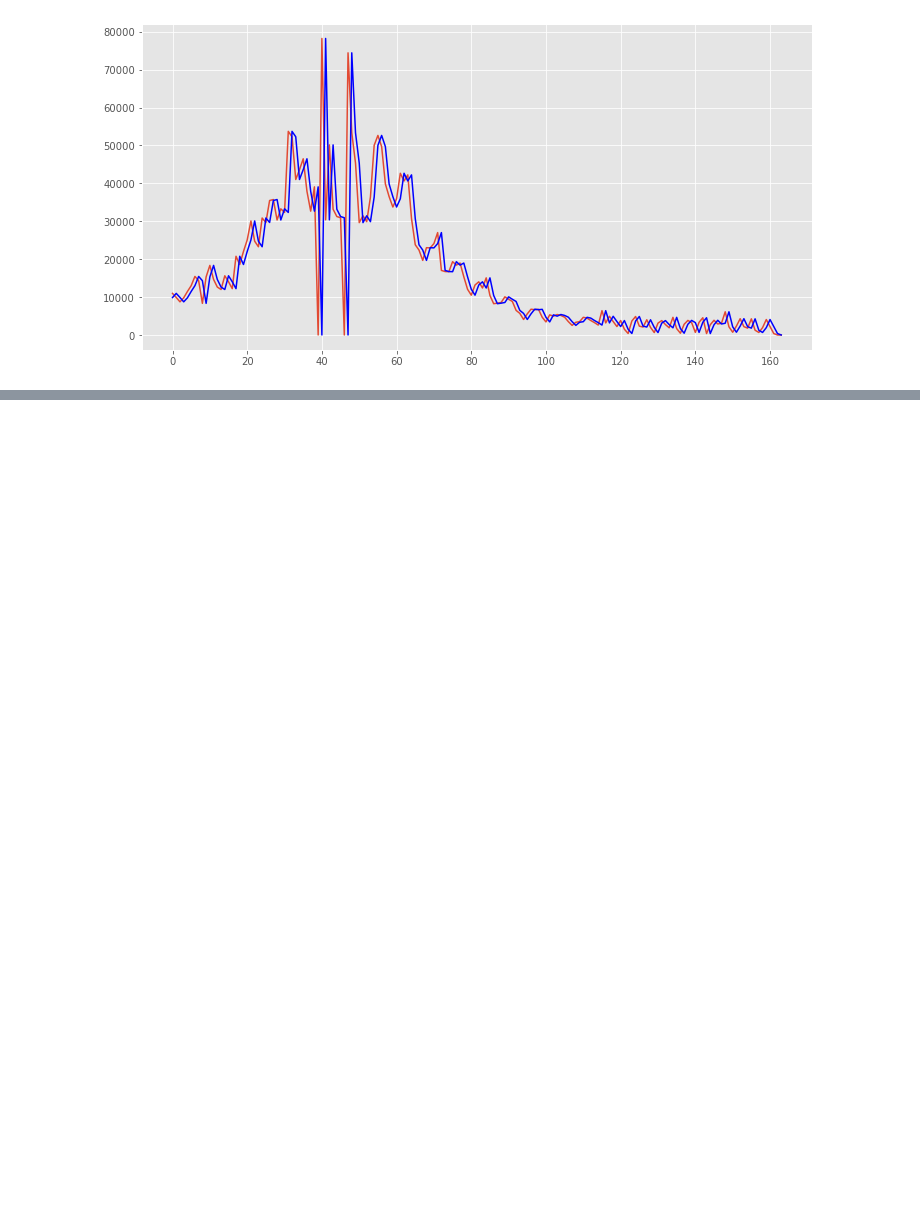
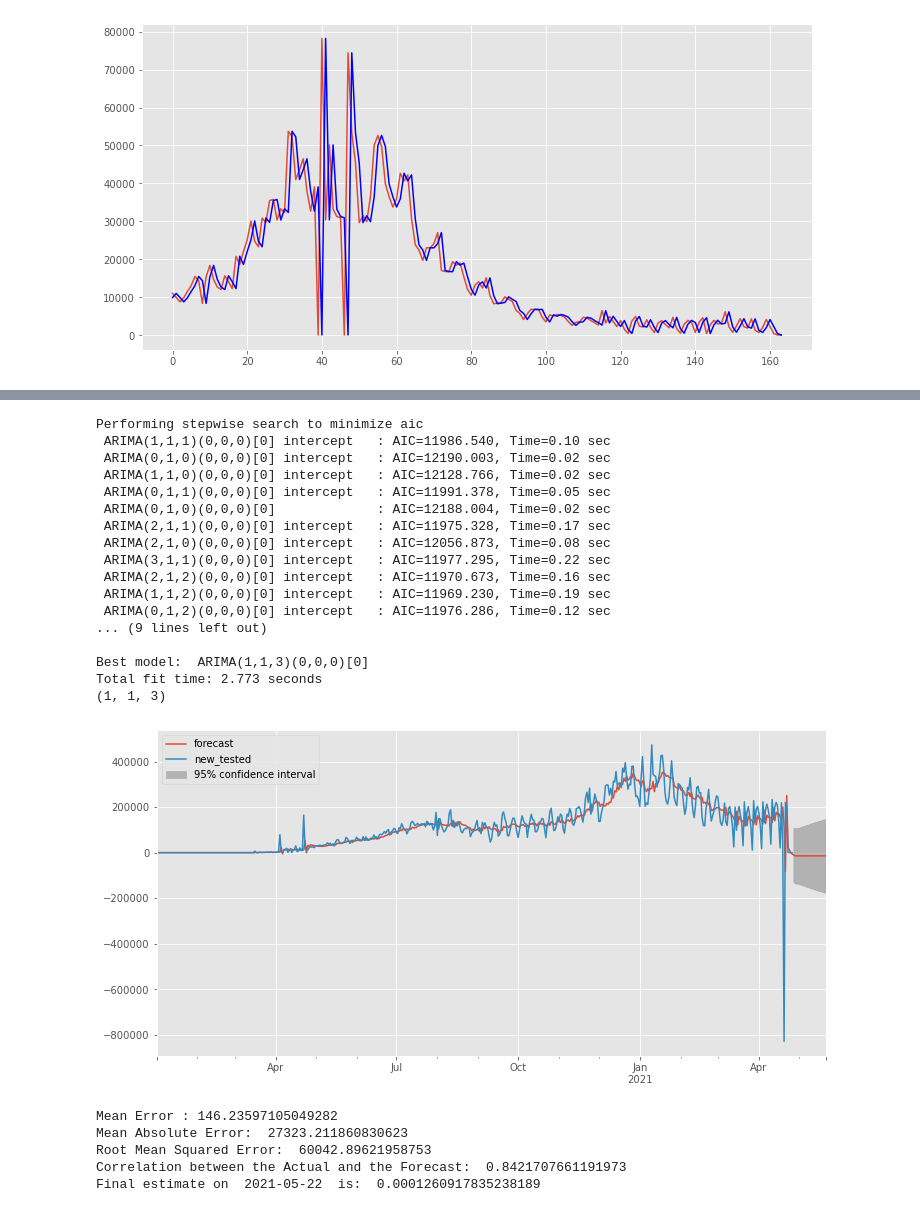
Before and after one commit to nickabcarius/ECS171_Group_5, a Jupyter notebook: ECS 171 Project processing dataset.ipynb, the cells around one changed output, grey strips where cells are left out. Saved outputs shown, nothing was run; the diff lists cells and outputs as text; code cells hidden in the pictures; blank space fills up the shorter version.

```diff
--- a/ECS 171 Project processing dataset.ipynb
+++ b/ECS 171 Project processing dataset.ipynb
@@ -538,0 +652,26 @@ Final estimate on  2021-05-20  is:  0.001243853464953817
+# %%
+CallARIMAForecast("California", "new_tested")
+# %% [output]
+Performing stepwise search to minimize aic
+ ARIMA(1,1,1)(0,0,0)[0] intercept   : AIC=11986.540, Time=0.10 sec
+ ARIMA(0,1,0)(0,0,0)[0] intercept   : AIC=12190.003, Time=0.02 sec
+ ARIMA(1,1,0)(0,0,0)[0] intercept   : AIC=12128.766, Time=0.02 sec
+ ARIMA(0,1,1)(0,0,0)[0] intercept   : AIC=11991.378, Time=0.05 sec
+ ARIMA(0,1,0)(0,0,0)[0]             : AIC=12188.004, Time=0.02 sec
+ ARIMA(2,1,1)(0,0,0)[0] intercept   : AIC=11975.328, Time=0.17 sec
+ ARIMA(2,1,0)(0,0,0)[0] intercept   : AIC=12056.873, Time=0.08 sec
+ ARIMA(3,1,1)(0,0,0)[0] intercept   : AIC=11977.295, Time=0.22 sec
+ ARIMA(2,1,2)(0,0,0)[0] intercept   : AIC=11970.673, Time=0.16 sec
+ ARIMA(1,1,2)(0,0,0)[0] intercept   : AIC=11969.230, Time=0.19 sec
+ ARIMA(0,1,2)(0,0,0)[0] intercept   : AIC=11976.286, Time=0.12 sec
+... (9 lines left out)
+
+Best model:  ARIMA(1,1,3)(0,0,0)[0]
+Total fit time: 2.773 seconds
+(1, 1, 3)
+[figure, added]
+Mean Error : 146.23597105049282
+Mean Absolute Error:  27323.211860830623
+Root Mean Squared Error:  60042.89621958753
+Correlation between the Actual and the Forecast:  0.8421707661191973
+Final estimate on  2021-05-22  is:  0.0001260917835238189
```
Also changed, not shown: parts of 22 cells of this notebook.
